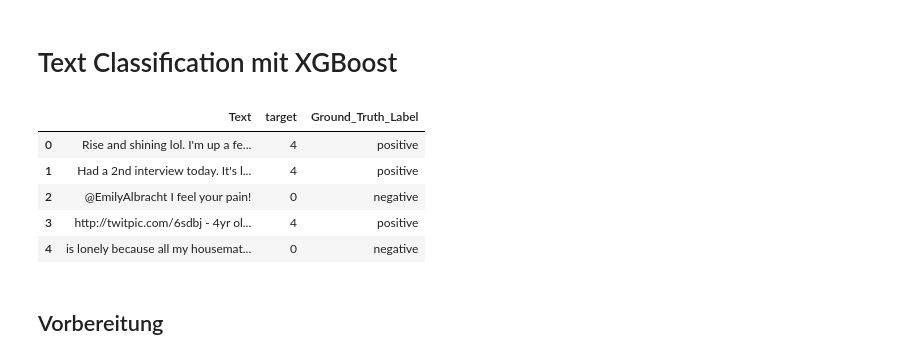
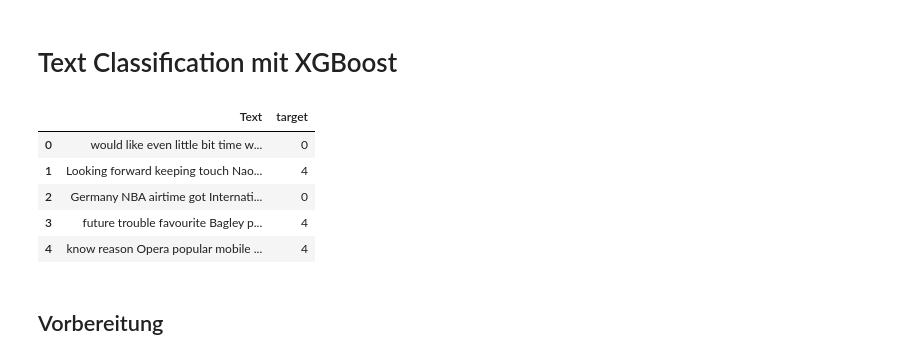
Before and after one commit to Lukas-wsc/Data-Exploration, a Jupyter notebook: ML-Based Approach/Testing/XGBoost/XGBoost_without_Stopwords.ipynb, the cells around one changed output. Drawn from its saved outputs; the diff is of its cells as text; code cells hidden in the pictures.

```diff
--- a/ML-Based Approach/Testing/XGBoost/XGBoost_without_Stopwords.ipynb
+++ b/ML-Based Approach/Testing/XGBoost/XGBoost_without_Stopwords.ipynb
@@ -13,17 +13,16 @@ from hyperopt import STATUS_OK, Trials, fmin, hp, tpe
 
 import xgboost as xgb# used model
 # %%
-train_no_stop = pd.read_csv('../../../../Data-Preparation/traindata_with_stopwords_preprocessed.csv')
-test_no_stop = pd.read_csv('../../../../Data-Preparation/testdata_without_stopwords_preprocessed.csv')
+test_no_stop = pd.read_csv('../../../Data-Preparation/testdata_without_stopwords_preprocessed.csv')
 # %%
-train_no_stop.head()
+test_no_stop.head()
 # %% [output]
-|  | Text | target | Ground_Truth_Label |
-| 0 | Rise and shining lol. I'm up a fe... | 4 | positive |
-| 1 | Had a 2nd interview today. It's l... | 4 | positive |
-| 2 | @EmilyAlbracht I feel your pain! | 0 | negative |
-| 3 | http://twitpic.com/6sdbj - 4yr ol... | 4 | positive |
-| 4 | is lonely because all my housemat... | 0 | negative |
+|  | Text | target |
+| 0 | would like even little bit time w... | 0 |
+| 1 | Looking forward keeping touch Nao... | 4 |
+| 2 | Germany NBA airtime got Internati... | 0 |
+| 3 | future trouble favourite Bagley p... | 4 |
+| 4 | know reason Opera popular mobile ... | 4 |
 # %% [markdown]
 ## Vorbereitung
 # %%
```
Also changed, not shown: parts of 11 cells of this notebook, 1 other file.
